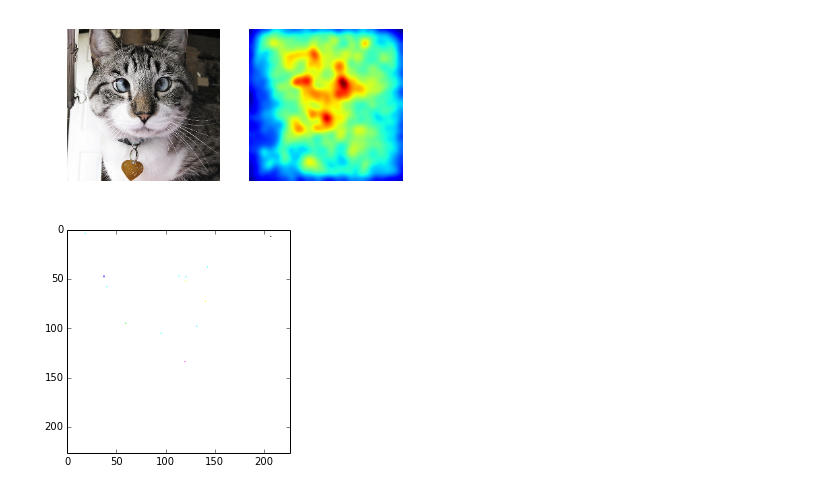
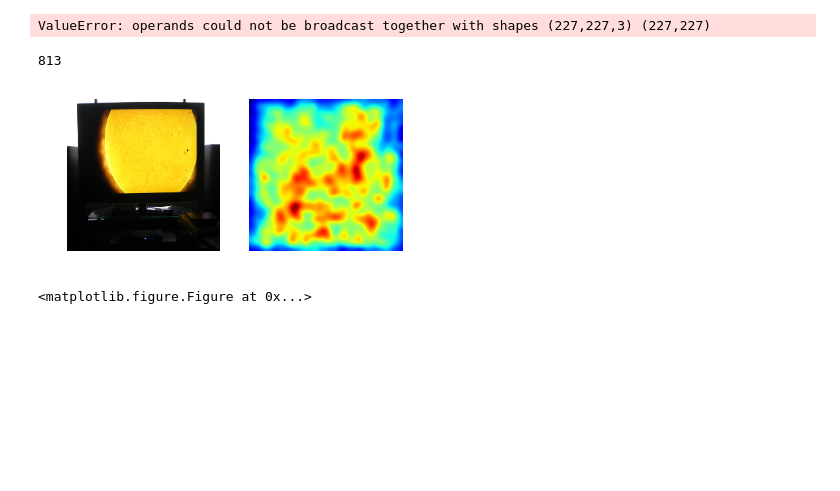
Before and after one commit to lehaifeng/caffe, a Jupyter notebook: python/caffe/detection/gradient_map_demo.ipynb, the cells around one changed output. Saved outputs shown, nothing was run; the diff lists cells and outputs as text; code cells hidden in the pictures; blank space fills up the shorter version.

Commit message:
input + output pd data frames, adopt compute_feats_grads

```diff
--- a/python/caffe/detection/gradient_map_demo.ipynb
+++ b/python/caffe/detection/gradient_map_demo.ipynb
@@ -10,7 +10,7 @@ sys.path.append('lib/python/caffe/imagenet/')
 import power_wrapper as pw
 
 classify_net = caffe.CaffeNet(
-     'caffe/examples/imagenet_classify.prototxt',
+     'caffe/examples/imagenet_deploy.prototxt',
      'caffe/alexnet_train_iter_470000')
 classify_net.set_phase_test()
 localize_net = caffe.CaffeNet(
@@ -24,4 +24,9 @@ img_cow = pw.format_image(pw.load_image('cow.bmp'), cropped_size=True)
 img_cow_disp = (img_cow.swapaxes(0,1).swapaxes(1,2) + pw.CROPPED_IMAGENET_MEAN)[:,:,::-1].astype(uint8)
 img_cat = pw.format_image(pw.load_image('cat.jpg'), cropped_size=True)
 img_cat_disp = (img_cat.swapaxes(0,1).swapaxes(1,2) + pw.CROPPED_IMAGENET_MEAN)[:,:,::-1].astype(uint8)
+
+# load sergey's data frame, test on first 10
+images_df = pd.read_hdf('images_df.h5', 'df')
+images_df = images_df.dropna(subset=['filename'])
+test_df = images_df.iloc[:10]
 # %%
@@ -75,6 +93,10 @@ show_gradient(img_cow_disp, result_cow['grad'])
-# %%
-result_cat = compute_feats_grads(img_cat, classifier=classify_net, localizer=localize_net)
-show_gradient(img_cat_disp, result_cat['grad'])
-# %% [output]
-[figure, removed]
-[figure, removed]
+# %%
+idx = 0
+out_df = compute_feats_grads(test_df.copy(), classifier=classify_net, localizer=localize_net)
+print out_df.iloc[idx]['predict']
+show_gradient(test_df.iloc[idx]['image'][0], out_df.iloc[idx]['grad'])
+# %% [output]
+ValueError: operands could not be broadcast together with shapes (227,227,3) (227,227)
+813
+[figure, added]
+<matplotlib.figure.Figure at 0x...>
```
Also changed, not shown: parts of 3 cells of this notebook, 3 other files.
